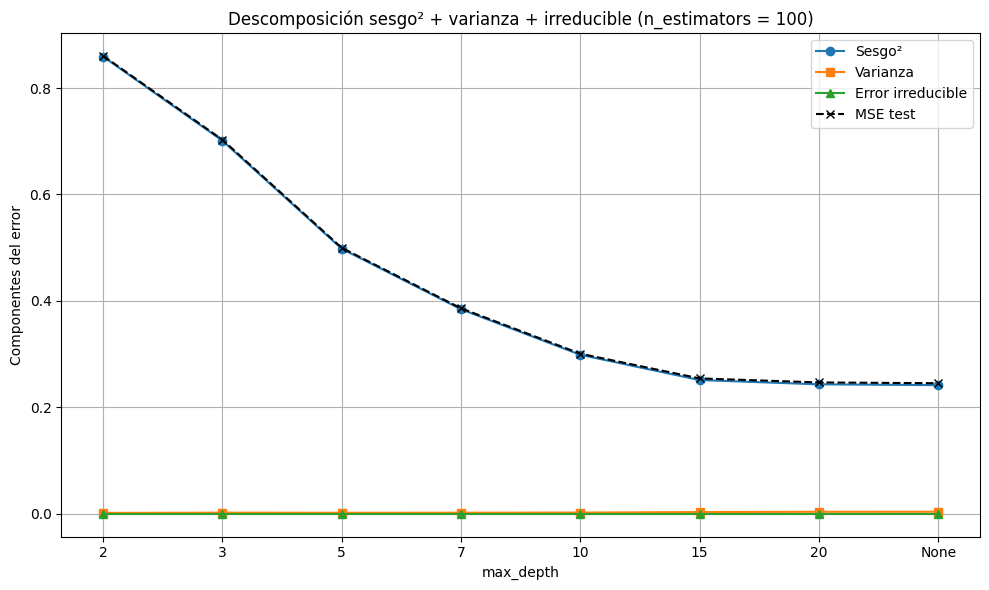
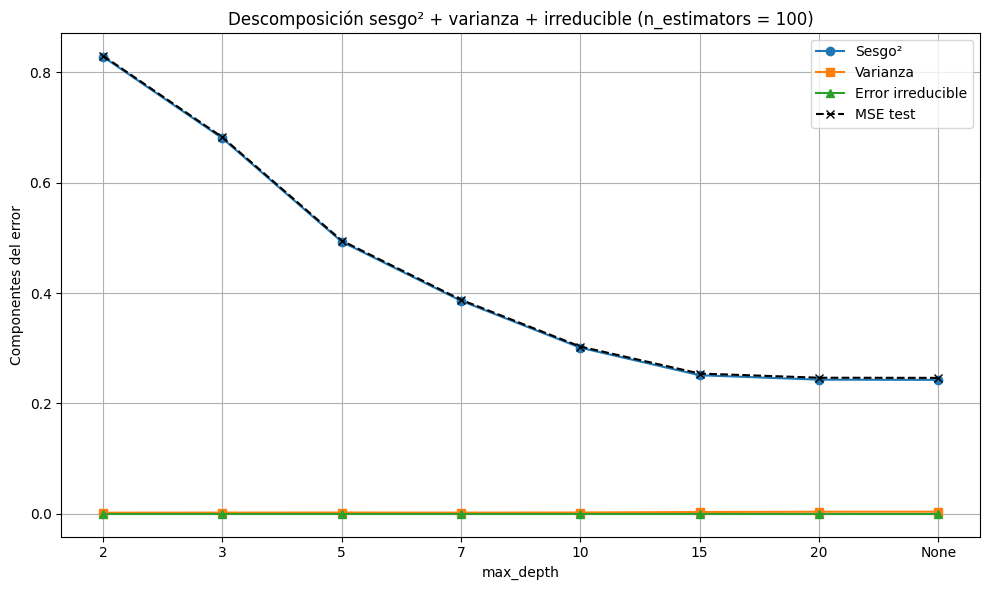
The change to this notebook cell's code, shown as a diff; its figure went from the first image to the second:
--- before
+++ after
@@ -13,4 +13,3 @@
 plt.title("Descomposición sesgo² + varianza + irreducible (n_estimators = 100)")
 plt.legend(); plt.grid(True); plt.tight_layout()
-plt.savefig("outputs/figures/g5_sesgo_varianza.png", dpi=120)
 plt.show()

Commit: Correccion de graficos